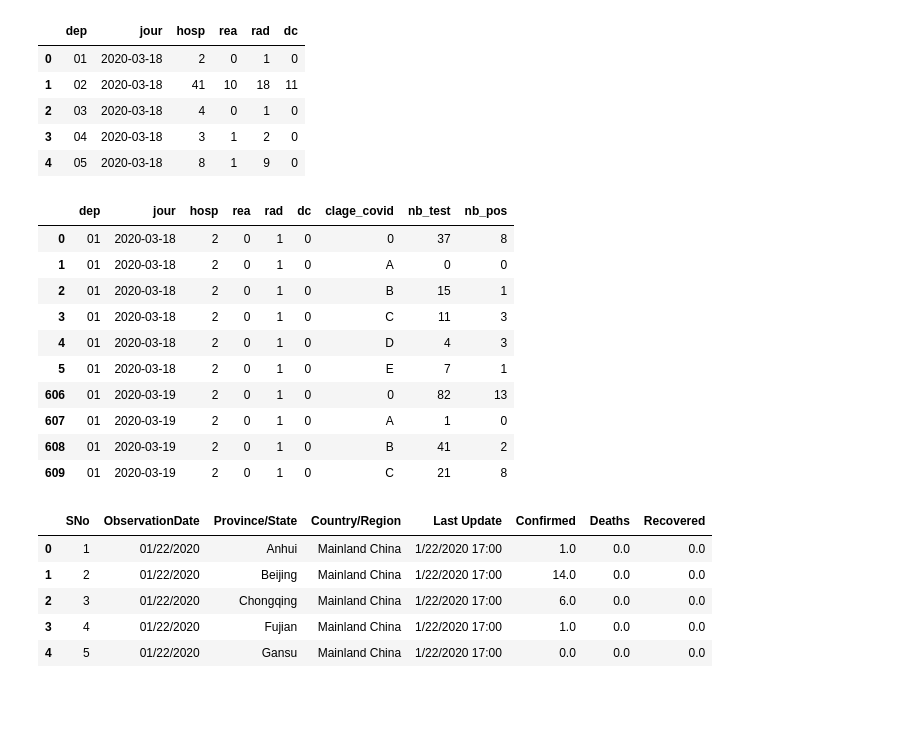
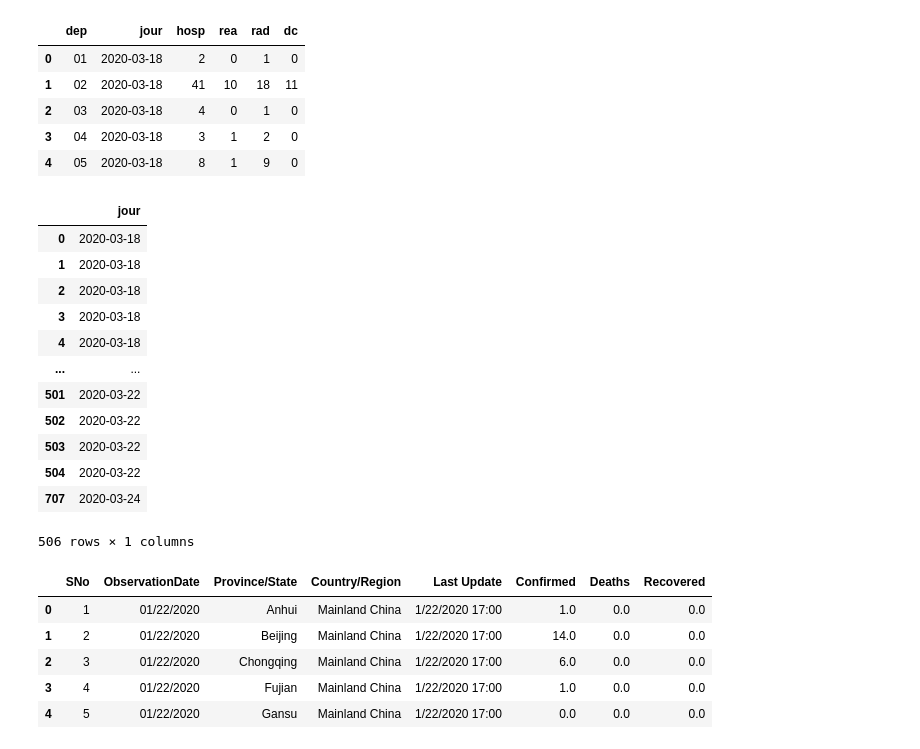
Before and after one commit to pmecchia/Covid19, a Jupyter notebook: data analysis.ipynb, the cells around one changed output. Cells and saved outputs as stored; diff of their text form; code cells hidden in the pictures; blank space fills up the shorter version.

```diff
--- a/data analysis.ipynb
+++ b/data analysis.ipynb
@@ -45,17 +47,21 @@ df_dep=df_dep.sort_values(['dep','jour'])
-# %%
-df_dep.head(10)
-# %% [output]
-|  | dep | jour | hosp | rea | rad | dc | clage_covid | nb_test | nb_pos |
-| 0 | 01 | 2020-03-18 | 2 | 0 | 1 | 0 | 0 | 37 | 8 |
-| 1 | 01 | 2020-03-18 | 2 | 0 | 1 | 0 | A | 0 | 0 |
-| 2 | 01 | 2020-03-18 | 2 | 0 | 1 | 0 | B | 15 | 1 |
-| 3 | 01 | 2020-03-18 | 2 | 0 | 1 | 0 | C | 11 | 3 |
-| 4 | 01 | 2020-03-18 | 2 | 0 | 1 | 0 | D | 4 | 3 |
-| 5 | 01 | 2020-03-18 | 2 | 0 | 1 | 0 | E | 7 | 1 |
-| 606 | 01 | 2020-03-19 | 2 | 0 | 1 | 0 | 0 | 82 | 13 |
-| 607 | 01 | 2020-03-19 | 2 | 0 | 1 | 0 | A | 1 | 0 |
-| 608 | 01 | 2020-03-19 | 2 | 0 | 1 | 0 | B | 41 | 2 |
-| 609 | 01 | 2020-03-19 | 2 | 0 | 1 | 0 | C | 21 | 8 |
+# %%
+df_2 = df_hospital.groupby(by="dep")[['jour']]
+#df.groupby(['Country/Region','ObservationDate'])[["Confirmed","Deaths","Recovered"]]
+df_2.head()
+# %% [output]
+|  | jour |
+| 0 | 2020-03-18 |
+| 1 | 2020-03-18 |
+| 2 | 2020-03-18 |
+| 3 | 2020-03-18 |
+| 4 | 2020-03-18 |
+| ... | ... |
+| 501 | 2020-03-22 |
+| 502 | 2020-03-22 |
+| 503 | 2020-03-22 |
+| 504 | 2020-03-22 |
+| 707 | 2020-03-24 |
+506 rows × 1 columns
 # %%
 df = pd.read_csv('datasets/covid_19_data.csv')
 # %%
```
Also changed, not shown: parts of 4 cells of this notebook, 1 other file.
